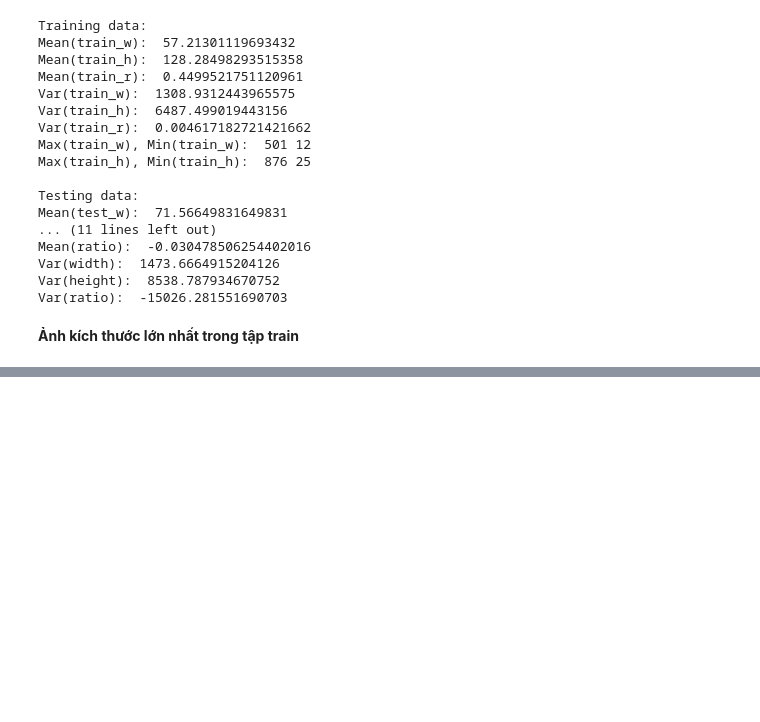
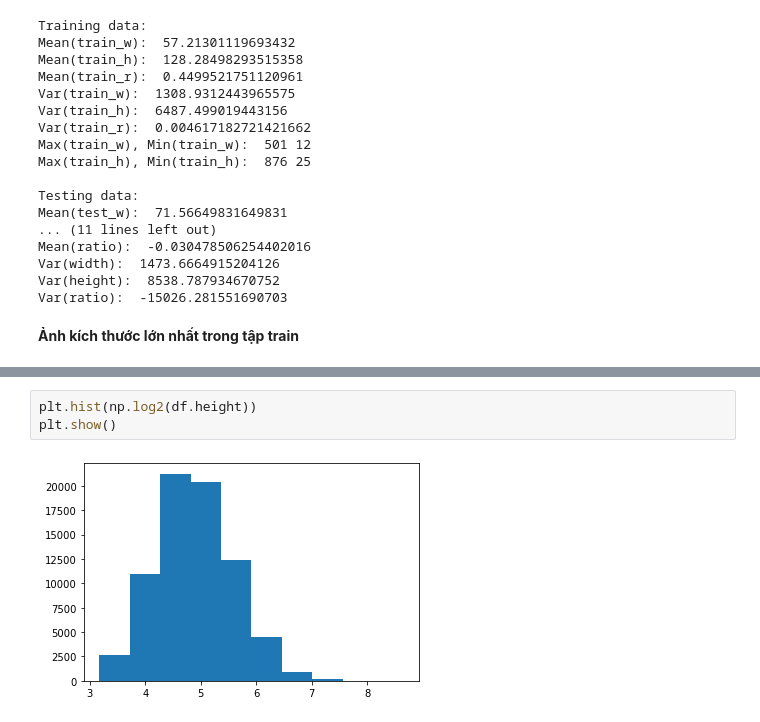
Before and after one commit to ntdas/cv-ndetect, a Jupyter notebook: data_inspection.ipynb, the cells around one changed output, grey strips where cells are left out. Cells and saved outputs as stored; diff of their text form; blank space fills up the shorter version.

```diff
--- a/data_inspection.ipynb
+++ b/data_inspection.ipynb
@@ -226,0 +307,5 @@ C:\Users\thaontb27\Documents\Basic_Machine_Learning\Practice\Project\test\11258.
+# %%
+plt.hist(np.log2(df.height))
+plt.show()
+# %% [output]
+[figure, added]
```
Also changed, not shown: parts of 47 cells of this notebook, 1 other file.
